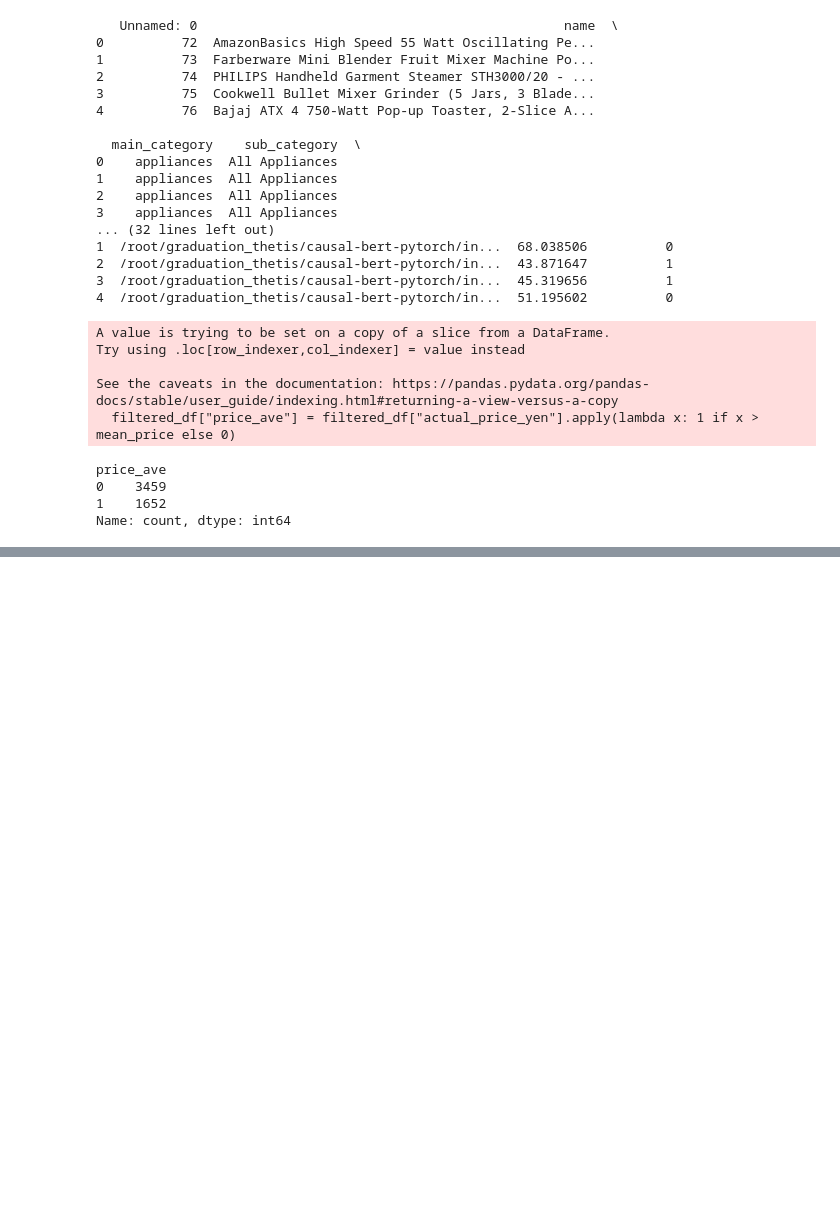
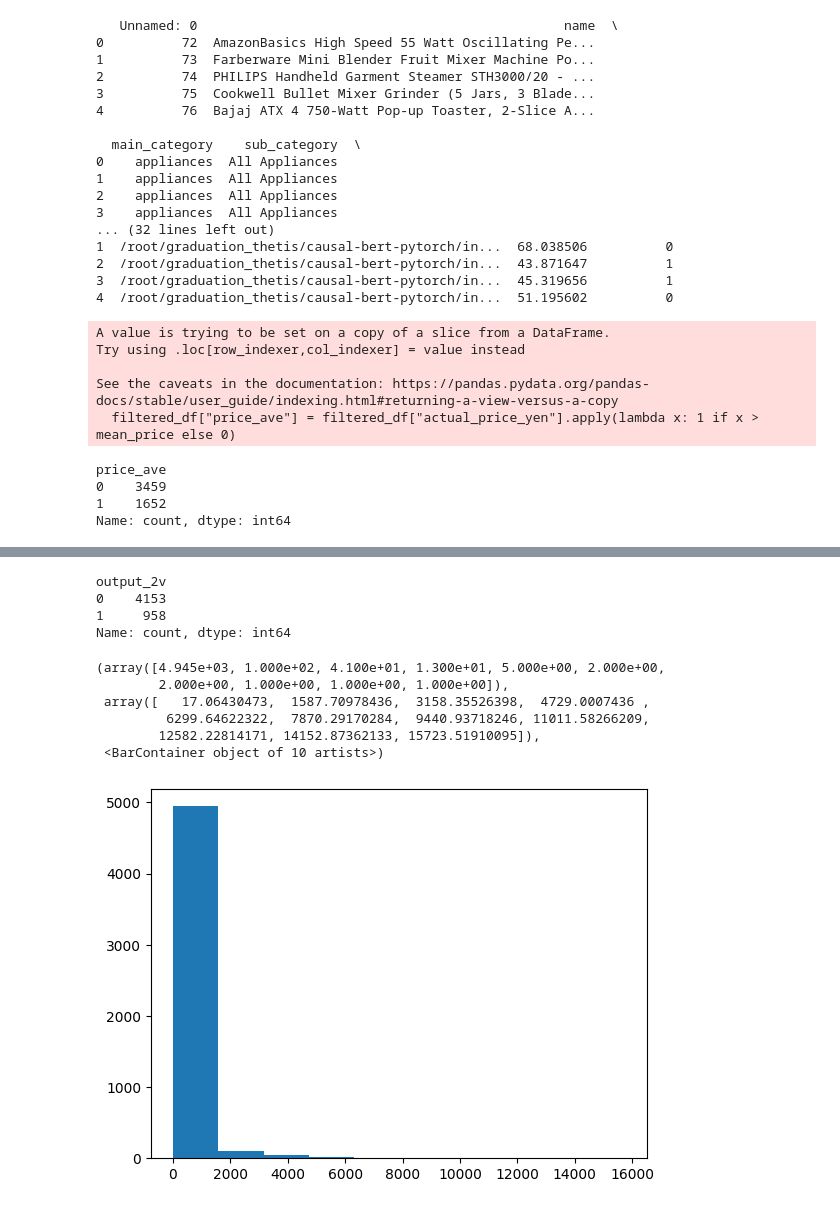
Before and after one commit to tomatoboy-hub/causal-image, a Jupyter notebook: input/preprocess.ipynb, the cells around one changed output, grey strips where cells are left out. Drawn from its saved outputs; the diff is of its cells as text; code cells hidden in the pictures; blank space fills up the shorter version.

```diff
--- a/input/preprocess.ipynb
+++ b/input/preprocess.ipynb
@@ -310,0 +313,2 @@ df.to_csv("./outputs.csv")
+# %%
+df = pd.read_csv("./outputs.csv")
@@ -311,2 +324,24 @@ df.to_csv("./outputs.csv")
+# %%
+mean = df["output"].mean()
+
+df["output_2v"] = df["output"].apply(lambda x : 1 if x > mean else 0)
+# %%
+df["output_2v"].value_counts()
+# %% [output]
+output_2v
+0    4153
+1     958
+Name: count, dtype: int64
+# %%
+import matplotlib.pyplot as plt
+plt.hist(df["output"])
+# %% [output]
+(array([4.945e+03, 1.000e+02, 4.100e+01, 1.300e+01, 5.000e+00, 2.000e+00,
+        2.000e+00, 1.000e+00, 1.000e+00, 1.000e+00]),
+ array([   17.06430473,  1587.70978436,  3158.35526398,  4729.0007436 ,
+         6299.64622322,  7870.29170284,  9440.93718246, 11011.58266209,
+        12582.22814171, 14152.87362133, 15723.51910095]),
+ <BarContainer object of 10 artists>)
+[figure, added]
 # %%
 # %% [output]
```
Also changed, not shown: parts of 4 cells of this notebook, 3 other files.
